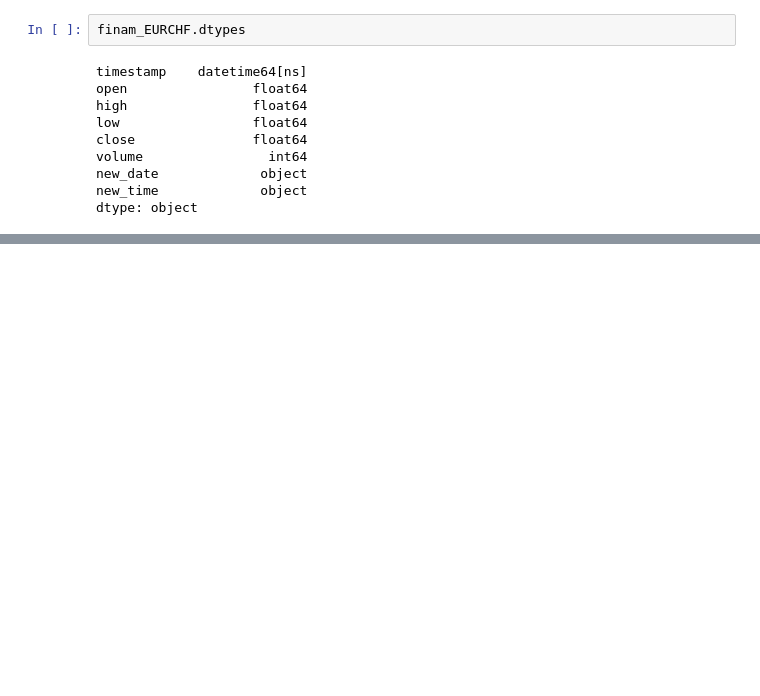
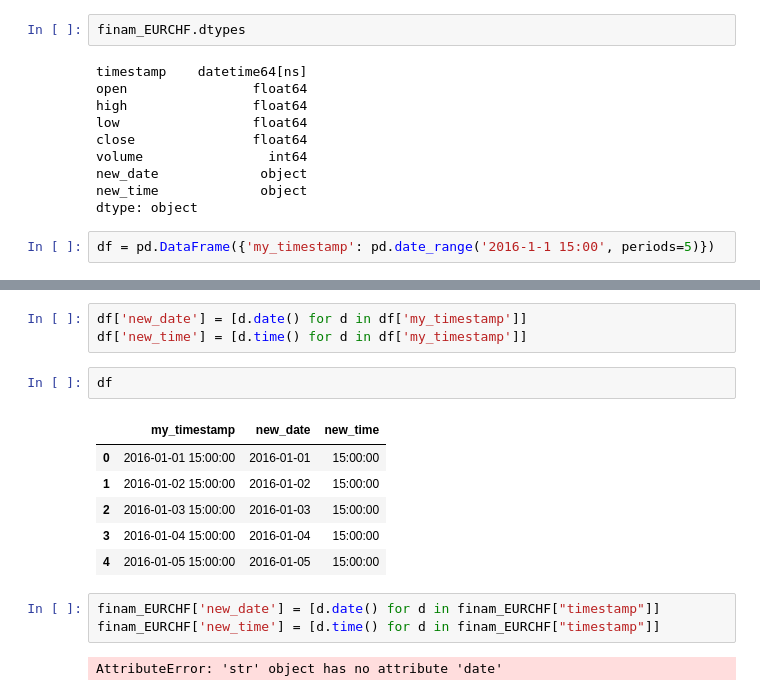
Before and after one commit to gmineo/CFA-Financial-Data-Wrangling-and-Visualization-in-Python, a Jupyter notebook: tutorial_filled/filled_tutorial_16_datareader_ver_alphavantage.ipynb, the cells around one changed output, grey strips where cells are left out. Saved outputs shown, nothing was run; the diff lists cells and outputs as text; blank space fills up the shorter version.

```diff
--- a/tutorial_filled/filled_tutorial_16_datareader_ver_alphavantage.ipynb
+++ b/tutorial_filled/filled_tutorial_16_datareader_ver_alphavantage.ipynb
@@ -341,3 +343,5 @@ volume                int64
 new_date             object
 new_time             object
 dtype: object
+# %%
+df = pd.DataFrame({'my_timestamp': pd.date_range('2016-1-1 15:00', periods=5)})
@@ -343,0 +357,17 @@ dtype: object
+# %%
+df['new_date'] = [d.date() for d in df['my_timestamp']]
+df['new_time'] = [d.time() for d in df['my_timestamp']]
+# %%
+df
+# %% [output]
+|  | my_timestamp | new_date | new_time |
+| 0 | 2016-01-01 15:00:00 | 2016-01-01 | 15:00:00 |
+| 1 | 2016-01-02 15:00:00 | 2016-01-02 | 15:00:00 |
+| 2 | 2016-01-03 15:00:00 | 2016-01-03 | 15:00:00 |
+| 3 | 2016-01-04 15:00:00 | 2016-01-04 | 15:00:00 |
+| 4 | 2016-01-05 15:00:00 | 2016-01-05 | 15:00:00 |
+# %%
+finam_EURCHF['new_date'] = [d.date() for d in finam_EURCHF["timestamp"]]
+finam_EURCHF['new_time'] = [d.time() for d in finam_EURCHF["timestamp"]]
+# %% [output]
+AttributeError: 'str' object has no attribute 'date'
```
Also changed, not shown: parts of 7 cells of this notebook.
